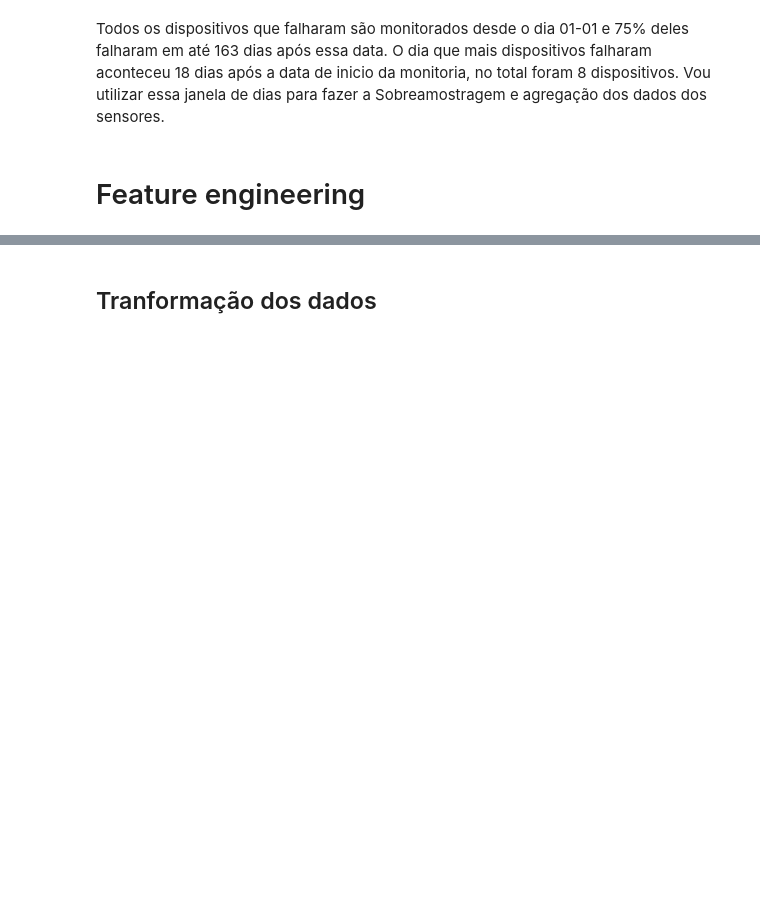
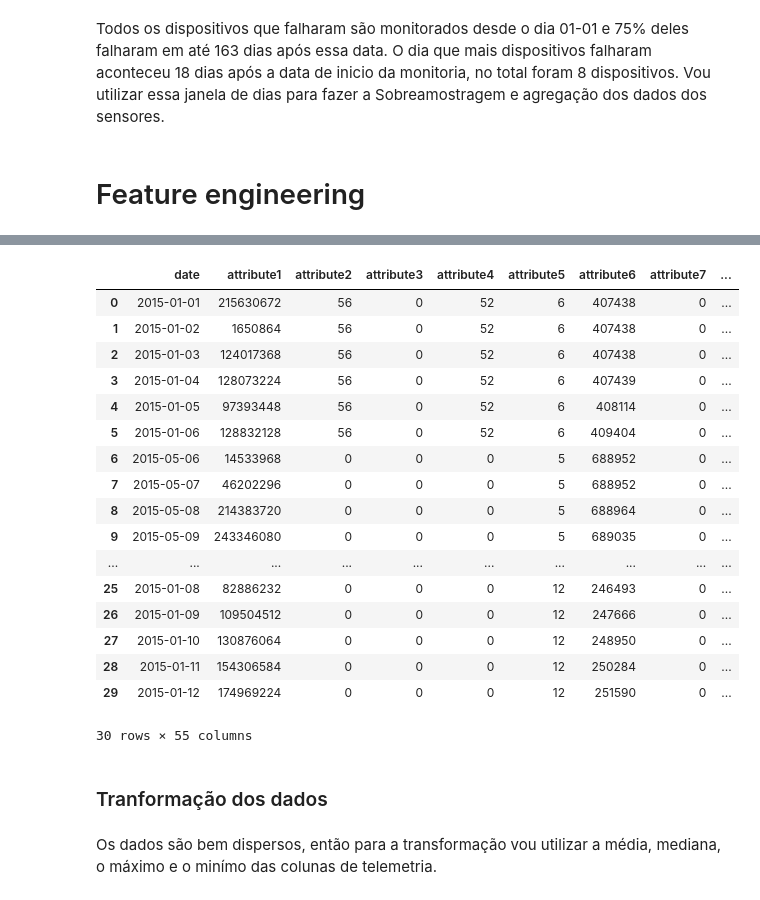
Before and after one commit to 6abi/teste-tecnico-meli-ds, a Jupyter notebook: notebooks/3.2 Previsión de falla.ipynb, the cells around one changed output, grey strips where cells are left out. Saved outputs shown, nothing was run; the diff lists cells and outputs as text; code cells hidden in the pictures; blank space fills up the shorter version.

```diff
--- a/notebooks/3.2 Previsión de falla.ipynb
+++ b/notebooks/3.2 Previsión de falla.ipynb
@@ -343,2 +406,26 @@ No primeiro momento vou testar a janela encontrada com a moda da coluna de datas
+# %%
+#ordenando novamente pelo device e date
+df_resampled.sort_values(by=['device_encolder','date'], ascending=[True, True]).head(30)
+# %% [output]
+|  | date | attribute1 | attribute2 | attribute3 | attribute4 | attribute5 | attribute6 | attribute7 | ... |
+| 0 | 2015-01-01 | 215630672 | 56 | 0 | 52 | 6 | 407438 | 0 | ... |
+| 1 | 2015-01-02 | 1650864 | 56 | 0 | 52 | 6 | 407438 | 0 | ... |
+| 2 | 2015-01-03 | 124017368 | 56 | 0 | 52 | 6 | 407438 | 0 | ... |
+| 3 | 2015-01-04 | 128073224 | 56 | 0 | 52 | 6 | 407439 | 0 | ... |
+| 4 | 2015-01-05 | 97393448 | 56 | 0 | 52 | 6 | 408114 | 0 | ... |
+| 5 | 2015-01-06 | 128832128 | 56 | 0 | 52 | 6 | 409404 | 0 | ... |
+| 6 | 2015-05-06 | 14533968 | 0 | 0 | 0 | 5 | 688952 | 0 | ... |
+| 7 | 2015-05-07 | 46202296 | 0 | 0 | 0 | 5 | 688952 | 0 | ... |
+| 8 | 2015-05-08 | 214383720 | 0 | 0 | 0 | 5 | 688964 | 0 | ... |
+| 9 | 2015-05-09 | 243346080 | 0 | 0 | 0 | 5 | 689035 | 0 | ... |
+| ... | ... | ... | ... | ... | ... | ... | ... | ... | ... |
+| 25 | 2015-01-08 | 82886232 | 0 | 0 | 0 | 12 | 246493 | 0 | ... |
+| 26 | 2015-01-09 | 109504512 | 0 | 0 | 0 | 12 | 247666 | 0 | ... |
+| 27 | 2015-01-10 | 130876064 | 0 | 0 | 0 | 12 | 248950 | 0 | ... |
+| 28 | 2015-01-11 | 154306584 | 0 | 0 | 0 | 12 | 250284 | 0 | ... |
+| 29 | 2015-01-12 | 174969224 | 0 | 0 | 0 | 12 | 251590 | 0 | ... |
+30 rows × 55 columns
 # %% [markdown]
-## Tranformação dos dados
+### Tranformação dos dados
+# %% [markdown]
+Os dados são bem dispersos, então para a transformação vou utilizar a média, mediana, o máximo e o minímo das colunas de telemetria.
```
Also changed, not shown: parts of 20 cells of this notebook, 1 other file.
